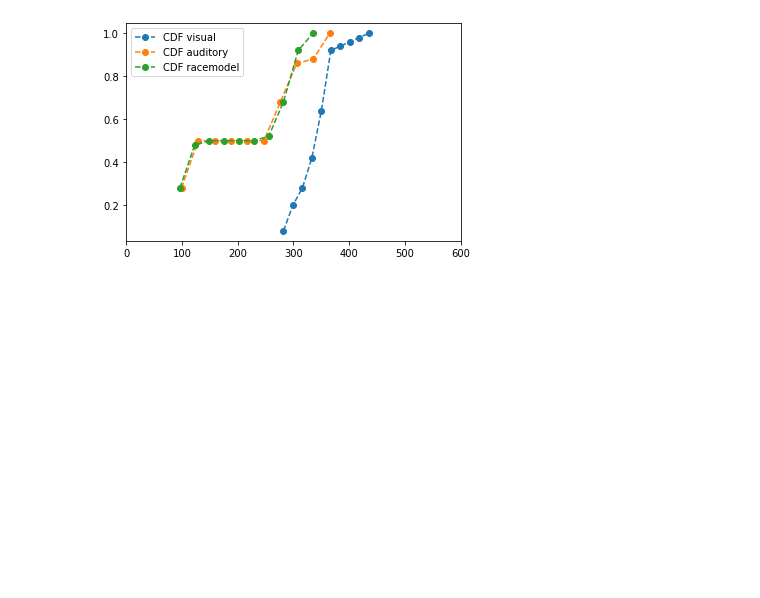
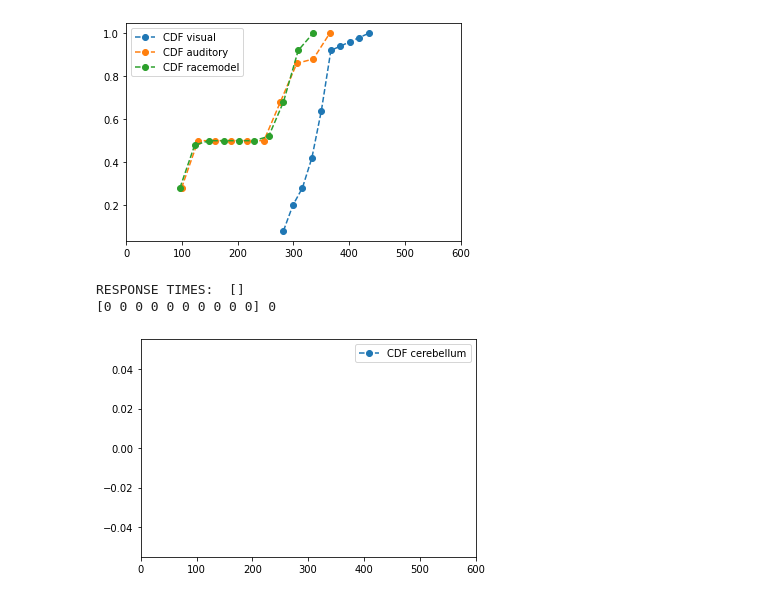
Before and after one commit to wakephul/musin-backend, a Jupyter notebook: tester.ipynb, the cells around one changed output. Drawn from its saved outputs; the diff is of its cells as text; code cells hidden in the pictures; blank space fills up the shorter version.

```diff
--- a/tester.ipynb
+++ b/tester.ipynb
@@ -68,7 +68,7 @@ print(response_times)
 1
 [4, 10, 22]
 # %%
-from src.nest.plots.generate import moving_average_plot
+from src.nest.plots.generate import moving_average_plot_no_save
 from src.nest.output.rates import calculate_response_times
 import json
 
@@ -82,8 +82,8 @@ with open('output/executions/100/simulations/'+exec+'/bin_rates_A_complete.json'
 with open('output/executions/100/simulations/'+exec+'/bin_rates_B_complete.json', 'r') as j:
     bin_rates_B_complete = json.loads(j.read())
 
-ma_rates_A = moving_average_plot(bin_rates_A_complete, 'plots/', 'ma_rates_A')
-ma_rates_B = moving_average_plot(bin_rates_B_complete, 'plots/', 'ma_rates_B')
+ma_rates_A = moving_average_plot_no_save(bin_rates_A_complete)
+ma_rates_B = moving_average_plot_no_save(bin_rates_B_complete)
 
 trial_time = 3000
 bin_size = 5
@@ -108,8 +108,8 @@ with open('output/executions/100/simulations/'+exec+'/bin_rates_A_complete.json'
 with open('output/executions/100/simulations/'+exec+'/bin_rates_B_complete.json', 'r') as j:
     bin_rates_B_complete = json.loads(j.read())
 
-ma_rates_A = moving_average_plot(bin_rates_A_complete, 'plots/', 'ma_rates_A')
-ma_rates_B = moving_average_plot(bin_rates_B_complete, 'plots/', 'ma_rates_B')
+ma_rates_A = moving_average_plot_no_save(bin_rates_A_complete)
+ma_rates_B = moving_average_plot_no_save(bin_rates_B_complete)
 
 trial_time = 3000
 bin_size = 5
@@ -162,3 +162,51 @@ FINAL:  [ 80  70  85 120  80  70  90  95  85  95 105  95 110 115 110  80  85  70
  115 110 125 115 115 120  85 285 250 270 335 270 295 295 295 295 335 335
  300 295 260 285 305 265 260 300 330 270 300 270 270 290]
 [figure]
+# %%
+from src.nest.plots.generate import moving_average_plot_no_save
+from src.nest.output.rates import calculate_response_times
+import json
+
+with open('output/executions/168/simulations/cerebellum_simple/1/bin_rates_DCN_complete.json', 'r') as j:
+    bin_rates = json.loads(j.read())
+
+ma_rates = moving_average_plot_no_save(bin_rates)
+
+trial_time = 3000
+bin_size = 5
+
+print('MA RATES: ', ma_rates)
+
+th = 15
+response_times = []
+resp = calculate_response_times(ma_rates, th, trial_time, bin_size)
+for rt in resp:
+    response_times.append(rt%1000)
+
+print('RESPONSE TIMES: ', response_times)
+
+# CDF plot for spike times
+import numpy as np
+import matplotlib.pyplot as plt
+
+def cdf_calc(data):
+    count, bins_count = np.histogram(data, bins=10)
+    try:
+        print(count, sum(count))
+        pdf = count / sum(count)
+    except:
+        pdf = 0
+    cdf = np.cumsum(pdf)
+    return bins_count, cdf
+
+bins_count, cdf = cdf_calc(response_times)
+
+plt.xlim(0, 600)
+# plt.plot(bins_count[1:], pdf, color="red", label="PDF")
+plt.plot(bins_count[1:], cdf, '--o', label="CDF cerebellum")
+plt.legend()
+plt.show()
+# %% [output]
+RESPONSE TIMES:  []
+[0 0 0 0 0 0 0 0 0 0] 0
+[figure, added]
```
Also changed, not shown: 10 other files.
